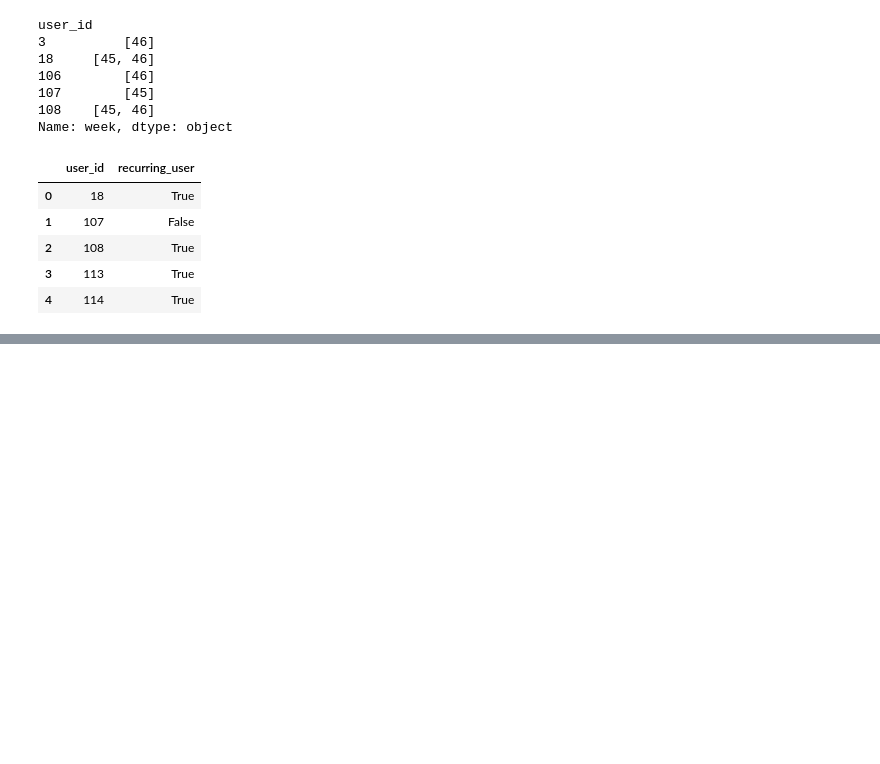
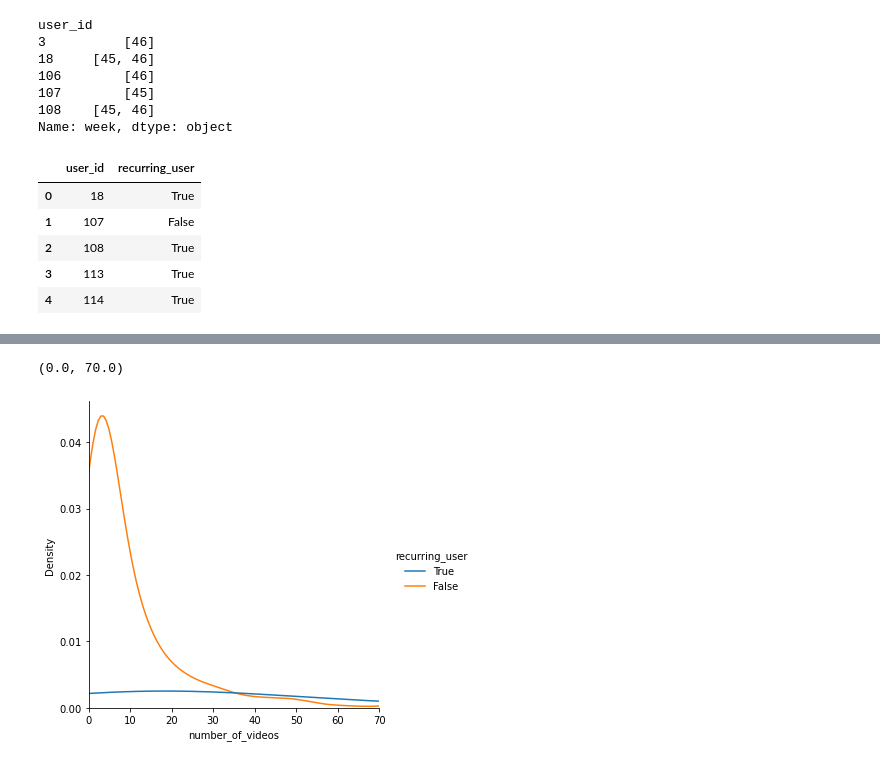
Before and after one commit to sabrinasartori/revyze-technical-case, a Jupyter notebook: notebooks/01-data_analysis.ipynb, the cells around one changed output, grey strips where cells are left out. Saved outputs shown, nothing was run; the diff lists cells and outputs as text; code cells hidden in the pictures; blank space fills up the shorter version.

```diff
--- a/notebooks/01-data_analysis.ipynb
+++ b/notebooks/01-data_analysis.ipynb
@@ -123,0 +134,2 @@ user_recurrence_df.merge(video_analytics_df, on=['user_id'])
+# %%
+complete_df = complete_df.merge(video_df[['video_id','number_bulbs']])
@@ -123,0 +146,10 @@ user_recurrence_df.merge(video_analytics_df, on=['user_id'])
+# %%
+users_target_df = complete_df[complete_df['week'] == 45].groupby('user_id').agg(\
+    recurring_user=pd.NamedAgg(column='recurring_user', aggfunc='mean'),\
+    number_of_videos=pd.NamedAgg(column='video_id', aggfunc='count'),\
+    total_time=pd.NamedAgg(column='time_spent', aggfunc='sum'),\
+    niveau_id=pd.NamedAgg(column='niveau_id', aggfunc='max'),\
+    points=pd.NamedAgg(column='points', aggfunc='mean'),\
+    active_days=pd.NamedAgg(column='day', aggfunc=pd.Series.nunique)
+    )
+users_target_df.info()
@@ -123,0 +187,3 @@ user_recurrence_df.merge(video_analytics_df, on=['user_id'])
+# %%
+users_target_df['niveau_id'] = users_target_df['niveau_id'].fillna(0)
+users_target_df.info()
@@ -182,0 +265,8 @@ dtype: float64
+# %%
+X_df = users_target_df.copy()
+# X_df['recurring_user'] = X_df['recurring_user'].replace({
+#     True:'yes',
+#     False:'no'
+# })
+# X_df.set_index(['recurring_user'],inplace=True)
+X_df
@@ -182,0 +288,12 @@ dtype: float64
+# %%
+sns.displot(
+    data=X_df,
+    x='number_of_videos',
+    hue='recurring_user',
+    kind='kde',
+    hue_order=[True, False]
+)
+plt.xlim([0,70])
+# %% [output]
+(0.0, 70.0)
+[figure, added]
```
Also changed, not shown: parts of 41 cells of this notebook.
